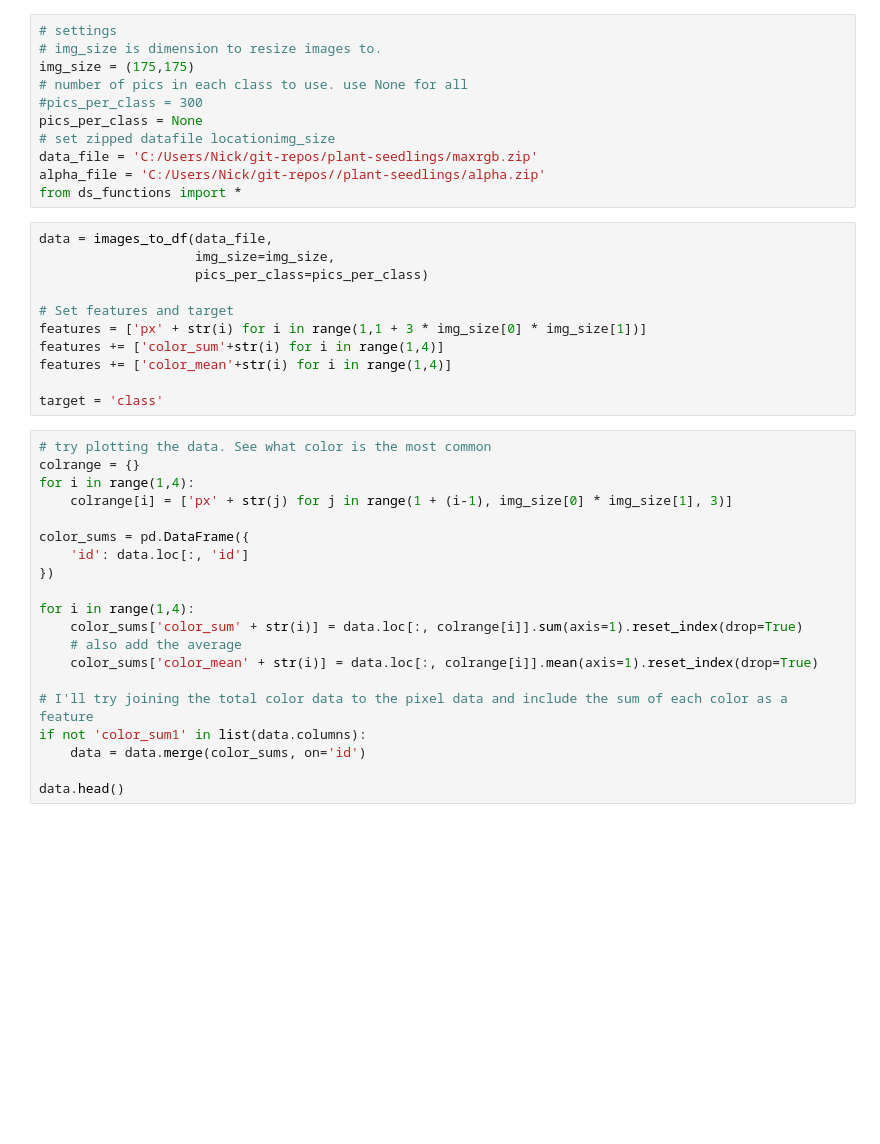
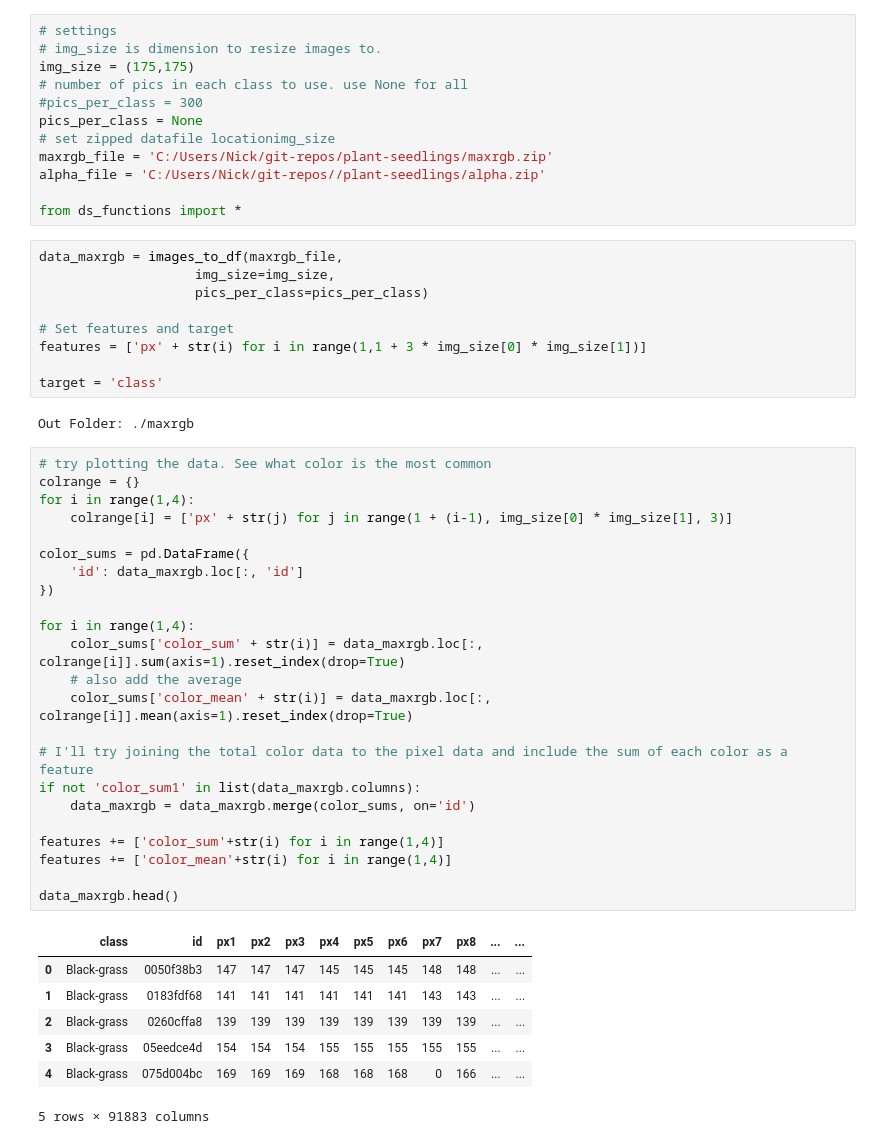
Before and after one commit to nkessler2000/plant-seedlings, a Jupyter notebook: Plant Seedlings - Max RGB.ipynb, the cells around one changed output. Saved outputs shown, nothing was run; the diff lists cells and outputs as text; blank space fills up the shorter version.

```diff
--- a/Plant Seedlings - Max RGB.ipynb
+++ b/Plant Seedlings - Max RGB.ipynb
@@ -9,35 +9,47 @@ pics_per_class = None
-data_file = 'C:/Users/Nick/git-repos/plant-seedlings/maxrgb.zip'
+maxrgb_file = 'C:/Users/Nick/git-repos/plant-seedlings/maxrgb.zip'
 alpha_file = 'C:/Users/Nick/git-repos//plant-seedlings/alpha.zip'
+
 from ds_functions import *
 # %%
-data = images_to_df(data_file,
+data_maxrgb = images_to_df(maxrgb_file,
                     img_size=img_size,
                     pics_per_class=pics_per_class)
 
 # Set features and target
 features = ['px' + str(i) for i in range(1,1 + 3 * img_size[0] * img_size[1])]
-features += ['color_sum'+str(i) for i in range(1,4)]
-features += ['color_mean'+str(i) for i in range(1,4)]
 
 target = 'class'
+# %% [output]
+Out Folder: ./maxrgb
 # %%
 # try plotting the data. See what color is the most common
 colrange = {}
 for i in range(1,4):
     colrange[i] = ['px' + str(j) for j in range(1 + (i-1), img_size[0] * img_size[1], 3)]
 
 color_sums = pd.DataFrame({
-    'id': data.loc[:, 'id']
+    'id': data_maxrgb.loc[:, 'id']
 })
 
 for i in range(1,4):
-    color_sums['color_sum' + str(i)] = data.loc[:, colrange[i]].sum(axis=1).reset_index(drop=True)
+    color_sums['color_sum' + str(i)] = data_maxrgb.loc[:, colrange[i]].sum(axis=1).reset_index(drop=True)
     # also add the average
-    color_sums['color_mean' + str(i)] = data.loc[:, colrange[i]].mean(axis=1).reset_index(drop=True)
+    color_sums['color_mean' + str(i)] = data_maxrgb.loc[:, colrange[i]].mean(axis=1).reset_index(drop=True)
 
 # I'll try joining the total color data to the pixel data and include the sum of each color as a feature
-if not 'color_sum1' in list(data.columns):
-    data = data.merge(color_sums, on='id')
+if not 'color_sum1' in list(data_maxrgb.columns):
+    data_maxrgb = data_maxrgb.merge(color_sums, on='id')
 
-data.head()
+features += ['color_sum'+str(i) for i in range(1,4)]
+features += ['color_mean'+str(i) for i in range(1,4)]
+
+data_maxrgb.head()
+# %% [output]
+|  | class | id | px1 | px2 | px3 | px4 | px5 | px6 | px7 | px8 | ... | ... |
+| 0 | Black-grass | 0050f38b3 | 147 | 147 | 147 | 145 | 145 | 145 | 148 | 148 | ... | ... |
+| 1 | Black-grass | 0183fdf68 | 141 | 141 | 141 | 141 | 141 | 141 | 143 | 143 | ... | ... |
+| 2 | Black-grass | 0260cffa8 | 139 | 139 | 139 | 139 | 139 | 139 | 139 | 139 | ... | ... |
+| 3 | Black-grass | 05eedce4d | 154 | 154 | 154 | 155 | 155 | 155 | 155 | 155 | ... | ... |
+| 4 | Black-grass | 075d004bc | 169 | 169 | 169 | 168 | 168 | 168 | 0 | 166 | ... | ... |
+5 rows × 91883 columns
 # %%
```
Also changed, not shown: parts of 12 cells of this notebook, 11 other files.
